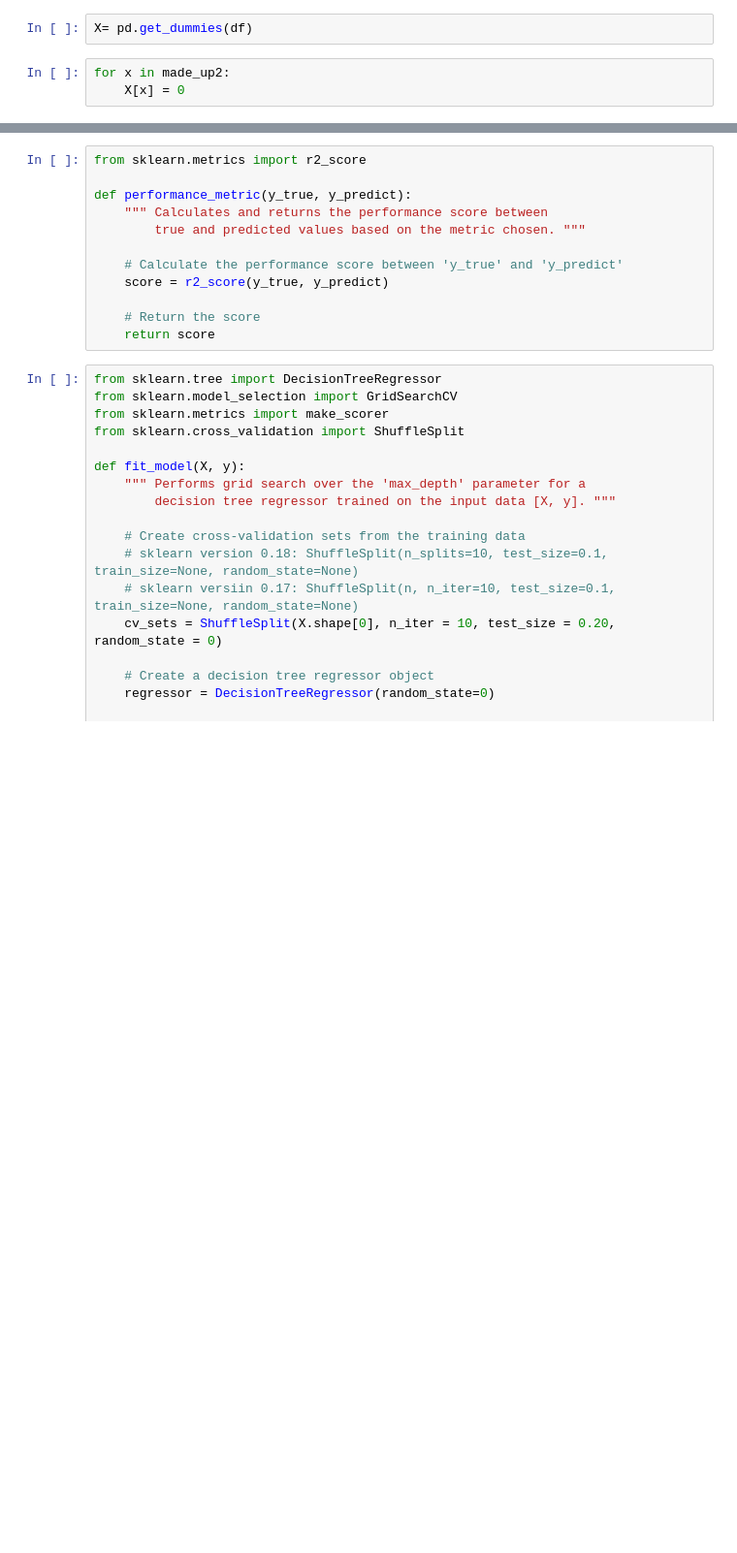
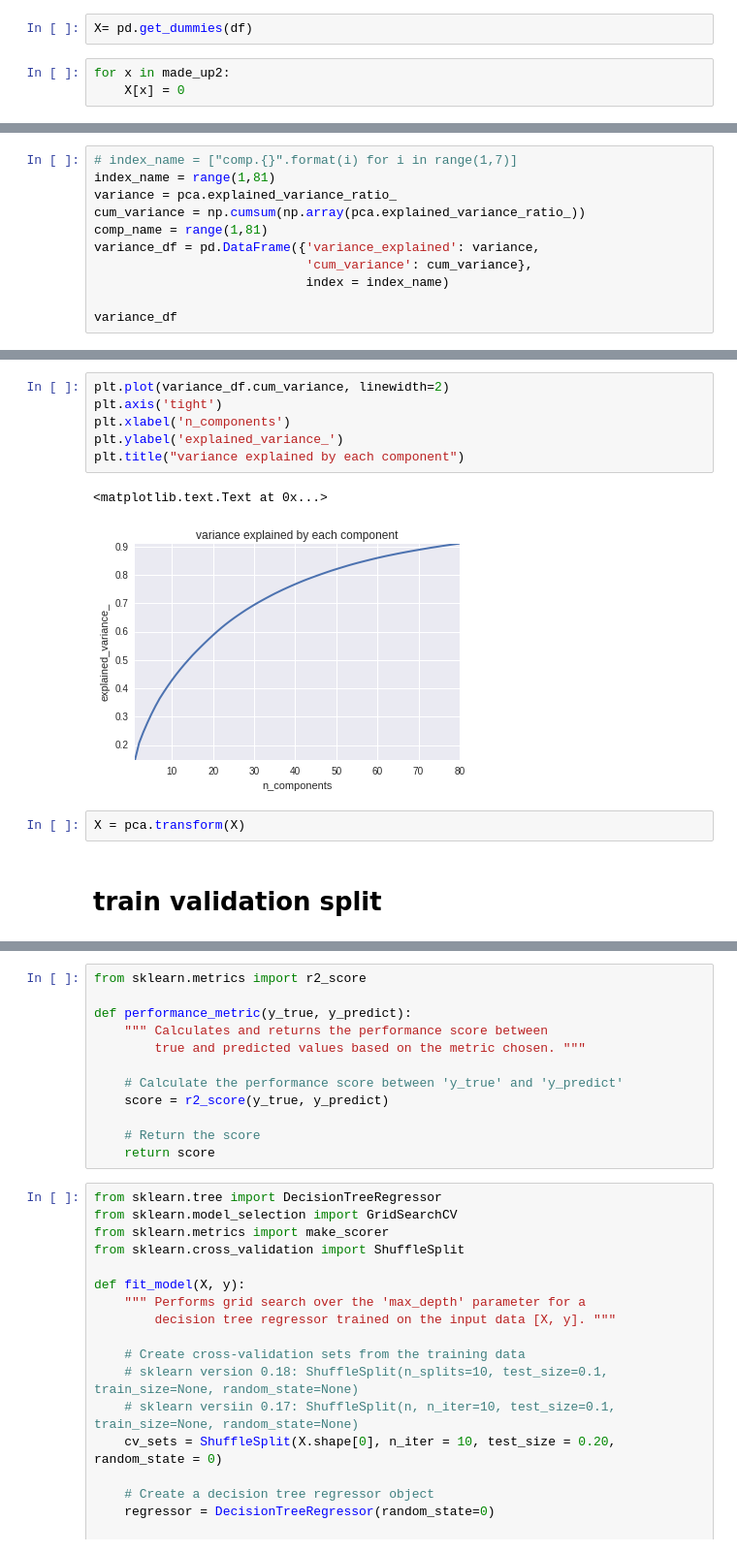
Before and after one commit to cautree/kaggle_house, a Jupyter notebook: house.ipynb, the cells around one changed output, grey strips where cells are left out. Shown at 97% size. Cells and saved outputs as stored; diff of their text form; blank space fills up the shorter version.

```diff
--- a/house.ipynb
+++ b/house.ipynb
@@ -200,0 +214,11 @@ X.shape
+# %%
+# index_name = ["comp.{}".format(i) for i in range(1,7)]
+index_name = range(1,81)
+variance = pca.explained_variance_ratio_
+cum_variance = np.cumsum(np.array(pca.explained_variance_ratio_))
+comp_name = range(1,81)
+variance_df = pd.DataFrame({'variance_explained': variance,
+                            'cum_variance': cum_variance},
+                            index = index_name)
+
+variance_df
@@ -201,3 +253,16 @@ X.shape
+# %%
+plt.plot(variance_df.cum_variance, linewidth=2)
+plt.axis('tight')
+plt.xlabel('n_components')
+plt.ylabel('explained_variance_')
+plt.title("variance explained by each component")
+# %% [output]
+<matplotlib.text.Text at 0x...>
+[figure, added]
+# %%
+X = pca.transform(X)
+# %% [markdown]
+# train validation split
 # %%
 from sklearn.cross_validation import train_test_split
 
```
Also changed, not shown: parts of 16 cells of this notebook.
